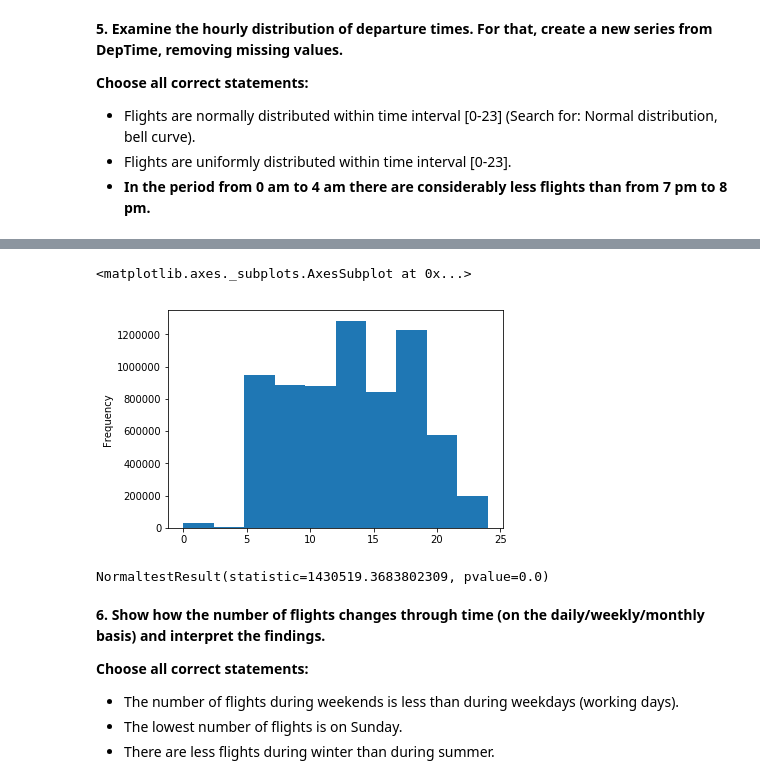
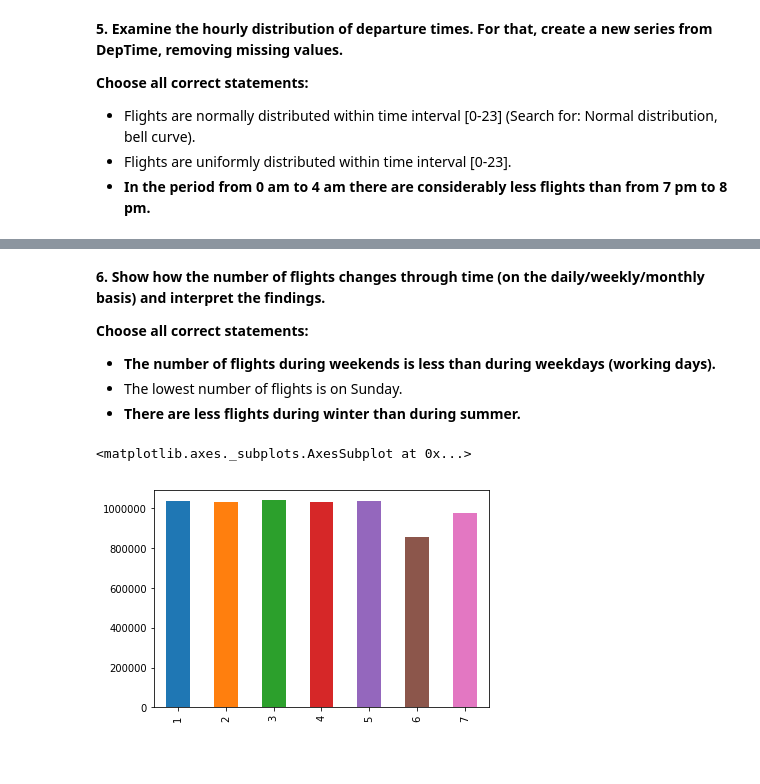
Before and after one commit to kazimanil/mlcourse.ai, a Jupyter notebook: mlcourse_2/mlcourse_2.ipynb, the cells around one changed output, grey strips where cells are left out. Drawn from its saved outputs; the diff is of its cells as text; code cells hidden in the pictures; blank space fills up the shorter version.

Commit message:
Final Results for A2

```diff
--- a/mlcourse_2/mlcourse_2.ipynb
+++ b/mlcourse_2/mlcourse_2.ipynb
@@ -310,17 +262,7 @@ DepTime.plot(kind = 'density', xlim = (0, 24))
-# %%
-DepTime.plot(kind = 'hist')
-# %% [output]
-<matplotlib.axes._subplots.AxesSubplot at 0x...>
-[figure, removed]
-# %%
-from scipy.stats import normaltest
-normaltest(a = DepTime, nan_policy = 'omit')
-# %% [output]
-NormaltestResult(statistic=1430519.3683802309, pvalue=0.0)
 # %% [markdown]
 **6. Show how the number of flights changes through time (on the daily/weekly/monthly basis) and interpret the findings.**
 
 **Choose all correct statements:**
-- The number of flights during weekends is less than during weekdays (working days).
+- **The number of flights during weekends is less than during weekdays (working days).**
 - The lowest number of flights is on Sunday.
-- There are less flights during winter than during summer.
+- **There are less flights during winter than during summer.**
@@ -328,0 +269,9 @@ NormaltestResult(statistic=1430519.3683802309, pvalue=0.0)
+# %%
+# flights_df['Weekend'] = flights_df.DayOfWeek.apply(lambda x: 1 if x > 5 else 0)
+
+# Daily Examination
+flights_df.DayOfWeek.value_counts()\
+          .sort_index().plot(kind = 'bar')
+# %% [output]
+<matplotlib.axes._subplots.AxesSubplot at 0x...>
+[figure, added]
```
Also changed, not shown: parts of 37 cells of this notebook.
